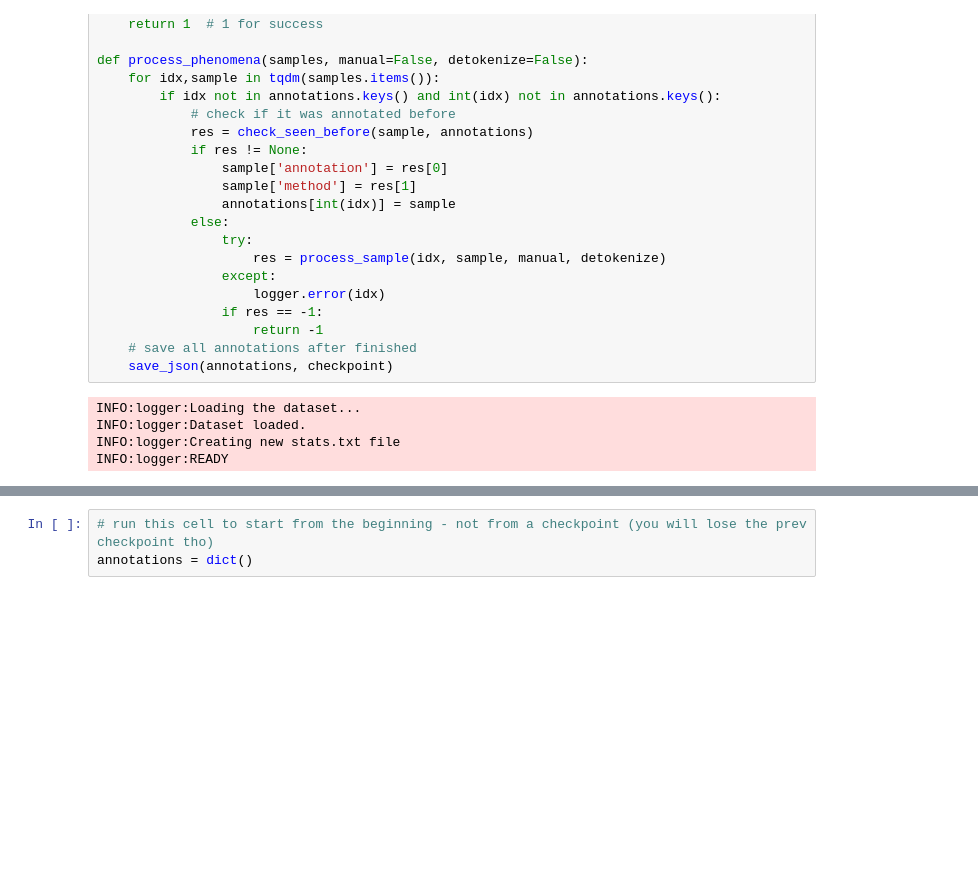
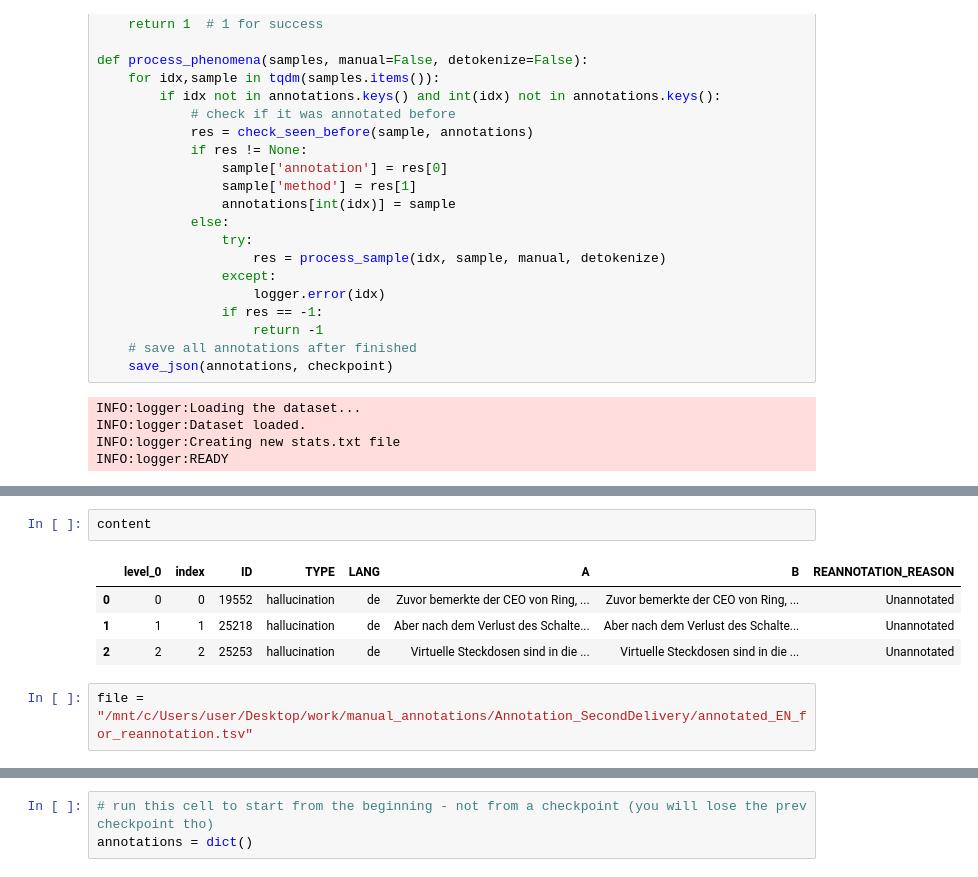
Before and after one commit to EdinburghNLP/ACES, a Jupyter notebook: challenge_set_annotation/annotations.ipynb, the cells around one changed output, grey strips where cells are left out. Drawn from its saved outputs; the diff is of its cells as text; blank space fills up the shorter version.

```diff
--- a/challenge_set_annotation/annotations.ipynb
+++ b/challenge_set_annotation/annotations.ipynb
@@ -534,0 +641,9 @@ annotations["6"]
+# %%
+content
+# %% [output]
+|  | level_0 | index | ID | TYPE | LANG | A | B | REANNOTATION_REASON |
+| 0 | 0 | 0 | 19552 | hallucination | de | Zuvor bemerkte der CEO von Ring, ... | Zuvor bemerkte der CEO von Ring, ... | Unannotated |
+| 1 | 1 | 1 | 25218 | hallucination | de | Aber nach dem Verlust des Schalte... | Aber nach dem Verlust des Schalte... | Unannotated |
+| 2 | 2 | 2 | 25253 | hallucination | de | Virtuelle Steckdosen sind in die ... | Virtuelle Steckdosen sind in die ... | Unannotated |
+# %%
+file = "/mnt/c/Users/user/Desktop/work/manual_annotations/Annotation_SecondDelivery/annotated_EN_for_reannotation.tsv"
```
Also changed, not shown: parts of 10 cells of this notebook, 2 other files.
